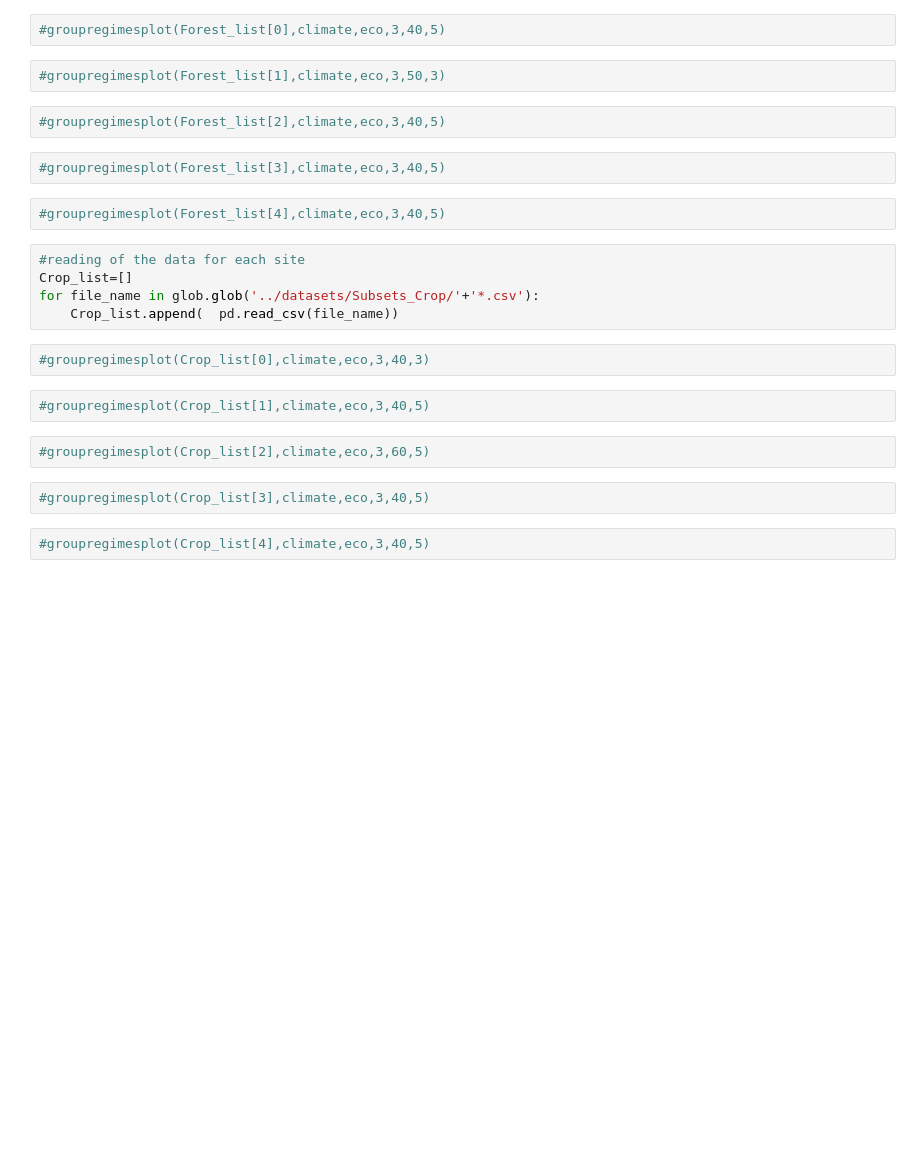
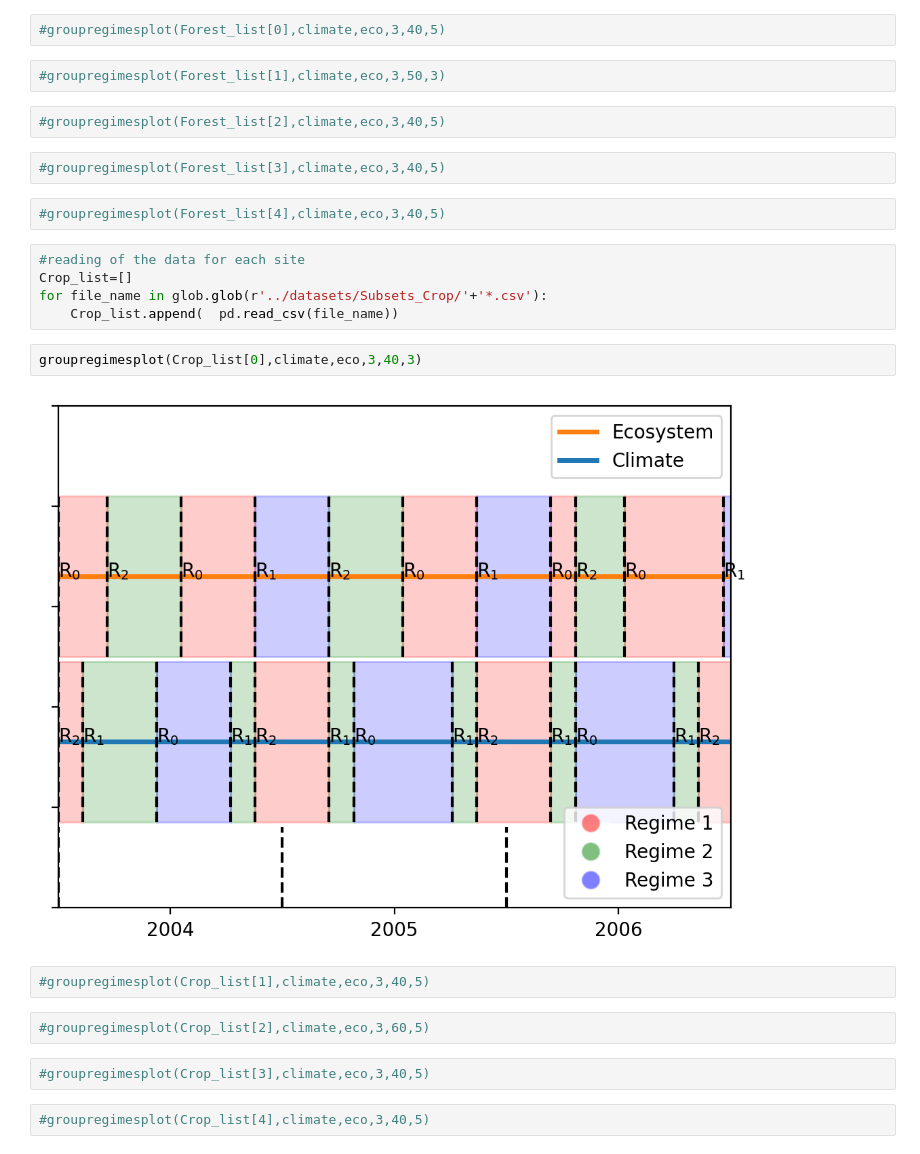
Before and after one commit to Absar-Gull/ML-FLUXNET, a Jupyter notebook: groupregimesplot.ipynb, the cells around one changed output. Saved outputs shown, nothing was run; the diff lists cells and outputs as text; blank space fills up the shorter version.

```diff
--- a/groupregimesplot.ipynb
+++ b/groupregimesplot.ipynb
@@ -117,10 +62,12 @@ yearlygroupregimeplot(FR_Pue,climate,eco,3,50,2006,2010,title='Fr_Pue')
 # %%
 #reading of the data for each site
 Crop_list=[]
-for file_name in glob.glob('../datasets/Subsets_Crop/'+'*.csv'):
+for file_name in glob.glob(r'../datasets/Subsets_Crop/'+'*.csv'):
     Crop_list.append(  pd.read_csv(file_name))
 # %%
-#groupregimesplot(Crop_list[0],climate,eco,3,40,3)
+groupregimesplot(Crop_list[0],climate,eco,3,40,3)
+# %% [output]
+[figure, added]
 # %%
 #groupregimesplot(Crop_list[1],climate,eco,3,40,5)
 # %%
```
Also changed, not shown: parts of 8 cells of this notebook.
